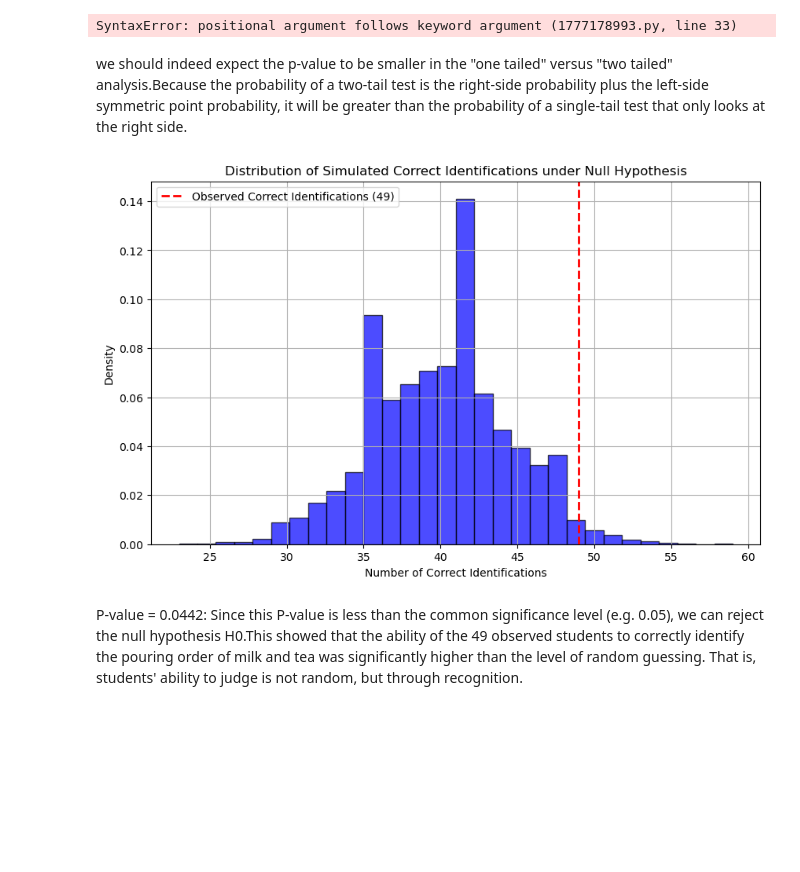
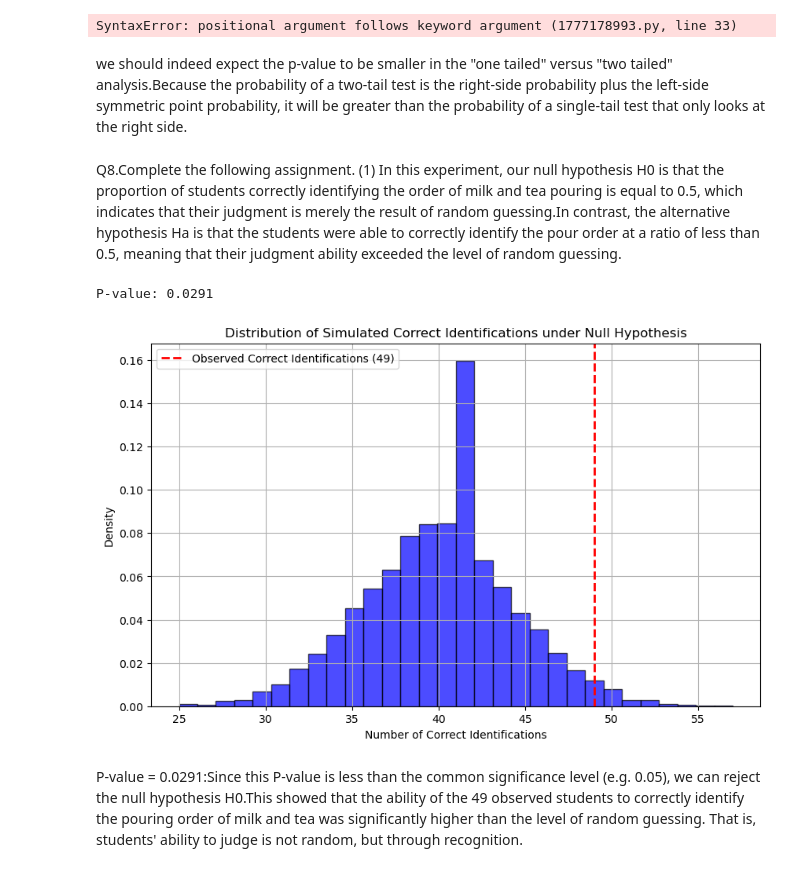
Before and after one commit to Haoshu72/STA130-homework-notebook, a Jupyter notebook: Untitled11.ipynb, the cells around one changed output. Saved outputs shown, nothing was run; the diff lists cells and outputs as text; code cells hidden in the pictures; blank space fills up the shorter version.

```diff
--- a/Untitled11.ipynb
+++ b/Untitled11.ipynb
@@ -123,5 +123,3 @@ fig.update_layout(
 # The title change clarifies that the plot now represents a single-tailed hypothesis test. This helps viewers understand the context of the statistical analysis being performed, ensuring the focus is on the appropriate tail.
 # %% [output]
 SyntaxError: positional argument follows keyword argument (1777178993.py, line 33)
-# %% [markdown]
-we should indeed expect the p-value to be smaller in the "one tailed" versus "two tailed" analysis.Because the probability of a two-tail test is the right-side probability plus the left-side symmetric point probability, it will be greater than the probability of a single-tail test that only looks at the right side.
@@ -131,21 +126,37 @@ Q8.Complete the following assignment.
+# %% [markdown]
+we should indeed expect the p-value to be smaller in the "one tailed" versus "two tailed" analysis.Because the probability of a two-tail test is the right-side probability plus the left-side symmetric point probability, it will be greater than the probability of a single-tail test that only looks at the right side.
+# %% [markdown]
+Q8.Complete the following assignment.
+(1) In this experiment, our null hypothesis H0 is that the proportion of students correctly identifying the order of milk and tea pouring is equal to 0.5, which indicates that their judgment is merely the result of random guessing.In contrast, the alternative hypothesis Ha is that the students were able to correctly identify the pour order at a ratio of less than 0.5, meaning that their judgment ability exceeded the level of random guessing.
 # %%
 import numpy as np
 import matplotlib.pyplot as plt
 n_students = 80
+correct_identifications = 49
 n_trials = 10000
-correct_identifications = 49
-simulated_correct_counts = np.random.binomial(n_students, 0.5, n_trials)
+
+original_data = np.array([1] * (n_students // 2) + [0] * (n_students // 2))
+
+bootstrap_correct_counts = []
+for _ in range(n_trials):
+    bootstrap_sample = np.random.choice(original_data, size=n_students, replace=True)
+    bootstrap_correct_counts.append(np.sum(bootstrap_sample))
+
+p_value = np.mean(np.array(bootstrap_correct_counts) >= correct_identifications)
+print(f"P-value: {p_value}")
+
 plt.figure(figsize=(10, 6))
-plt.hist(simulated_correct_counts, bins=30, alpha=0.7, color='blue', edgecolor='black', density=True)
+plt.hist(bootstrap_correct_counts, bins=30, alpha=0.7, color='blue', edgecolor='black', density=True)
 plt.axvline(correct_identifications, color='red', linestyle='dashed', linewidth=2,
             label='Observed Correct Identifications (49)')
 plt.title('Distribution of Simulated Correct Identifications under Null Hypothesis')
 plt.xlabel('Number of Correct Identifications')
 plt.ylabel('Density')
 plt.legend()
 plt.grid()
 plt.show()
 # %% [output]
+P-value: 0.0291
-[figure, old version]
+[figure, new version]
-# %% [markdown]
-P-value = 0.0442: Since this P-value is less than the common significance level (e.g. 0.05), we can reject the null hypothesis H0.This showed that the ability of the 49 observed students to correctly identify the pouring order of milk and tea was significantly higher than the level of random guessing. That is, students' ability to judge is not random, but through recognition.
+# %% [markdown]
+P-value = 0.0291:Since this P-value is less than the common significance level (e.g. 0.05), we can reject the null hypothesis H0.This showed that the ability of the 49 observed students to correctly identify the pouring order of milk and tea was significantly higher than the level of random guessing. That is, students' ability to judge is not random, but through recognition.
```
Also changed, not shown: parts of 5 cells of this notebook.
